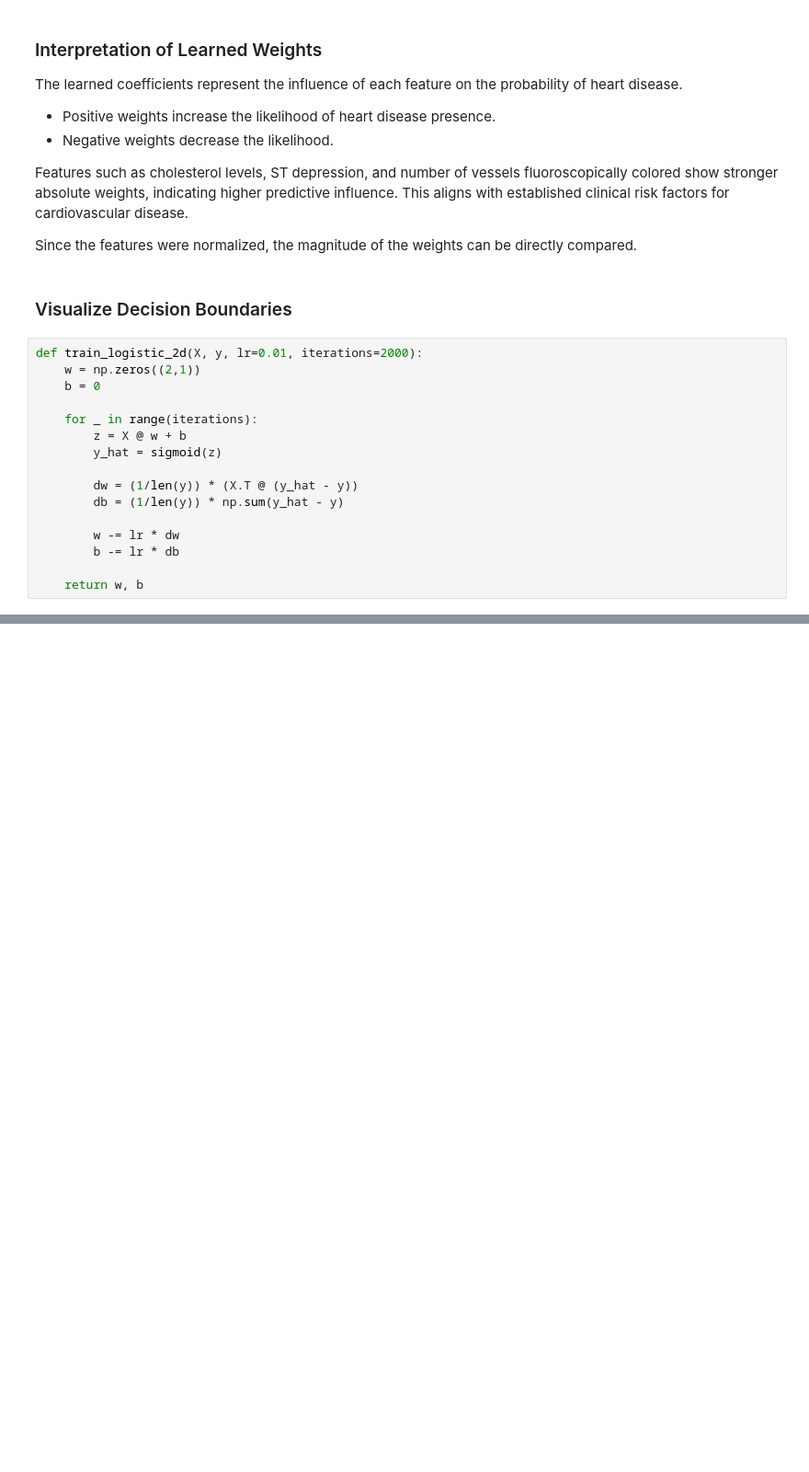
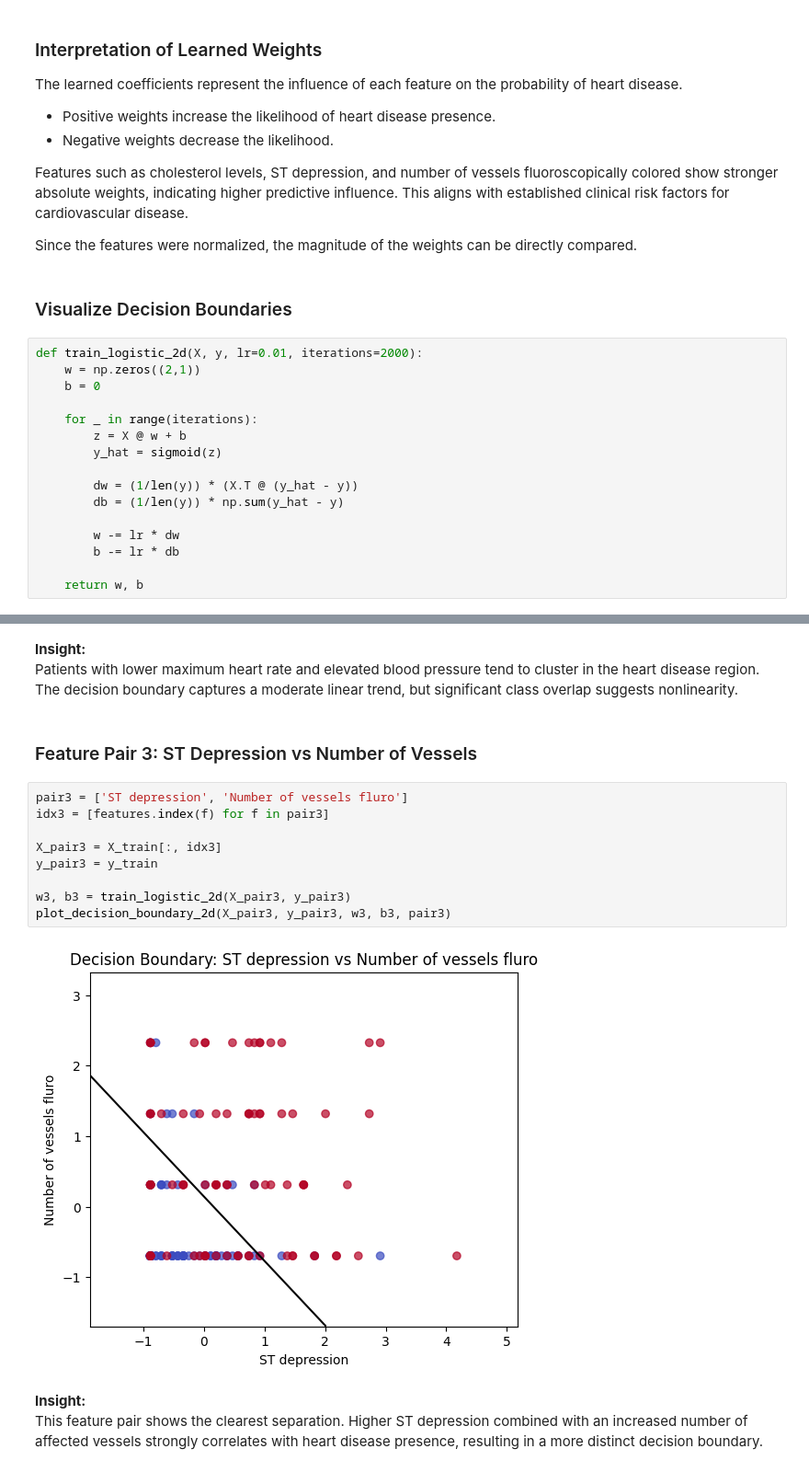
Before and after one commit to Karol2905/Lab2-TDSE, a Jupyter notebook: HeartDiseaseRiskPrediction.ipynb, the cells around one changed output, grey strips where cells are left out. Shown at 92% size. Cells and saved outputs as stored; diff of their text form; blank space fills up the shorter version.

```diff
--- a/HeartDiseaseRiskPrediction.ipynb
+++ b/HeartDiseaseRiskPrediction.ipynb
@@ -370,0 +402,23 @@ def plot_decision_boundary_2d(X, y, w, b, feature_names):
+# %% [markdown]
+**Insight:**
+Patients with lower maximum heart rate and elevated blood pressure tend to
+cluster in the heart disease region. The decision boundary captures a
+moderate linear trend, but significant class overlap suggests nonlinearity.
+# %% [markdown]
+### Feature Pair 3: ST Depression vs Number of Vessels
+# %%
+pair3 = ['ST depression', 'Number of vessels fluro']
+idx3 = [features.index(f) for f in pair3]
+
+X_pair3 = X_train[:, idx3]
+y_pair3 = y_train
+
+w3, b3 = train_logistic_2d(X_pair3, y_pair3)
+plot_decision_boundary_2d(X_pair3, y_pair3, w3, b3, pair3)
+# %% [output]
+[figure, added]
+# %% [markdown]
+**Insight:**
+This feature pair shows the clearest separation. Higher ST depression combined
+with an increased number of affected vessels strongly correlates with heart
+disease presence, resulting in a more distinct decision boundary.
```
Also changed, not shown: parts of 9 cells of this notebook.
